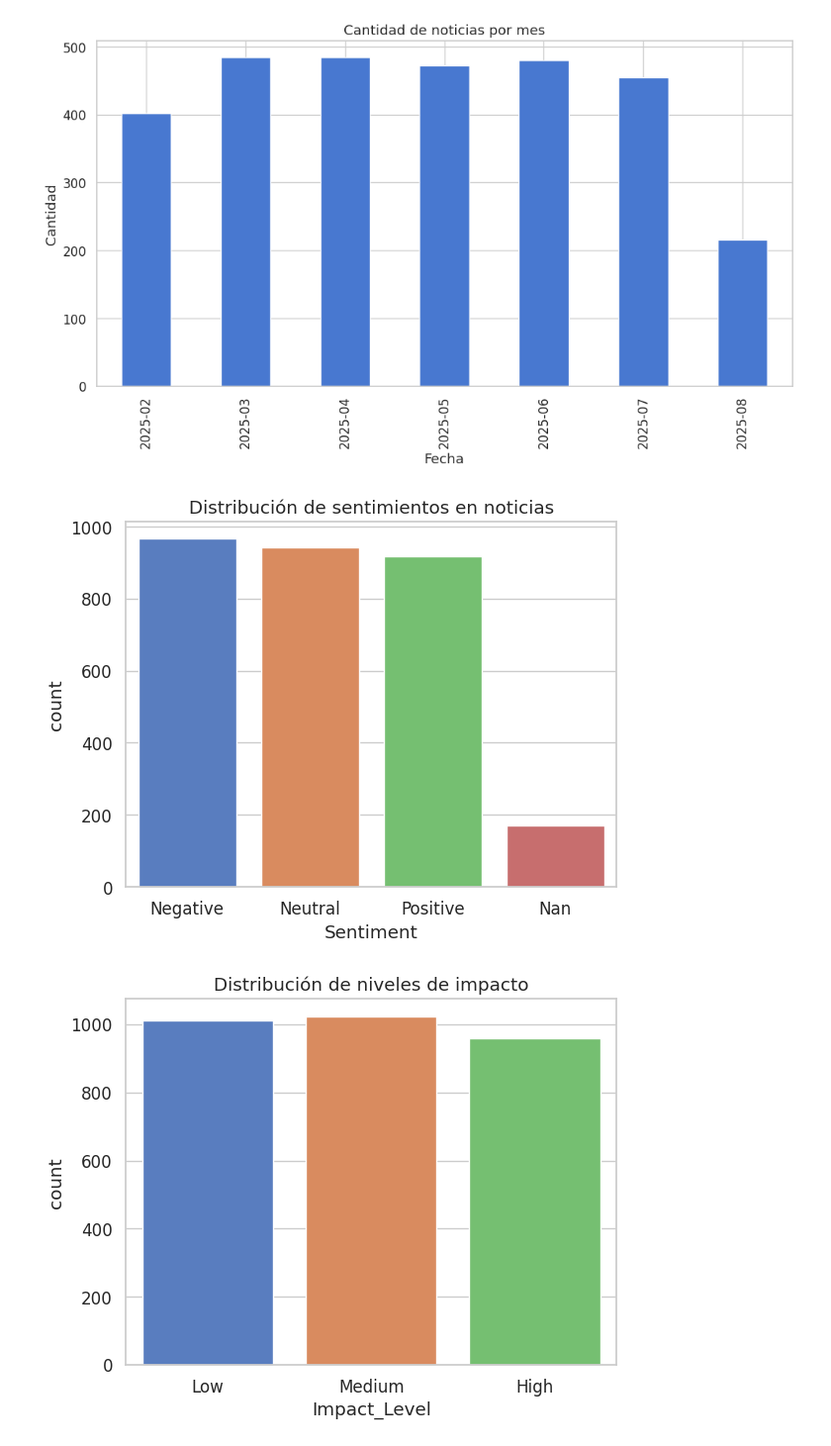
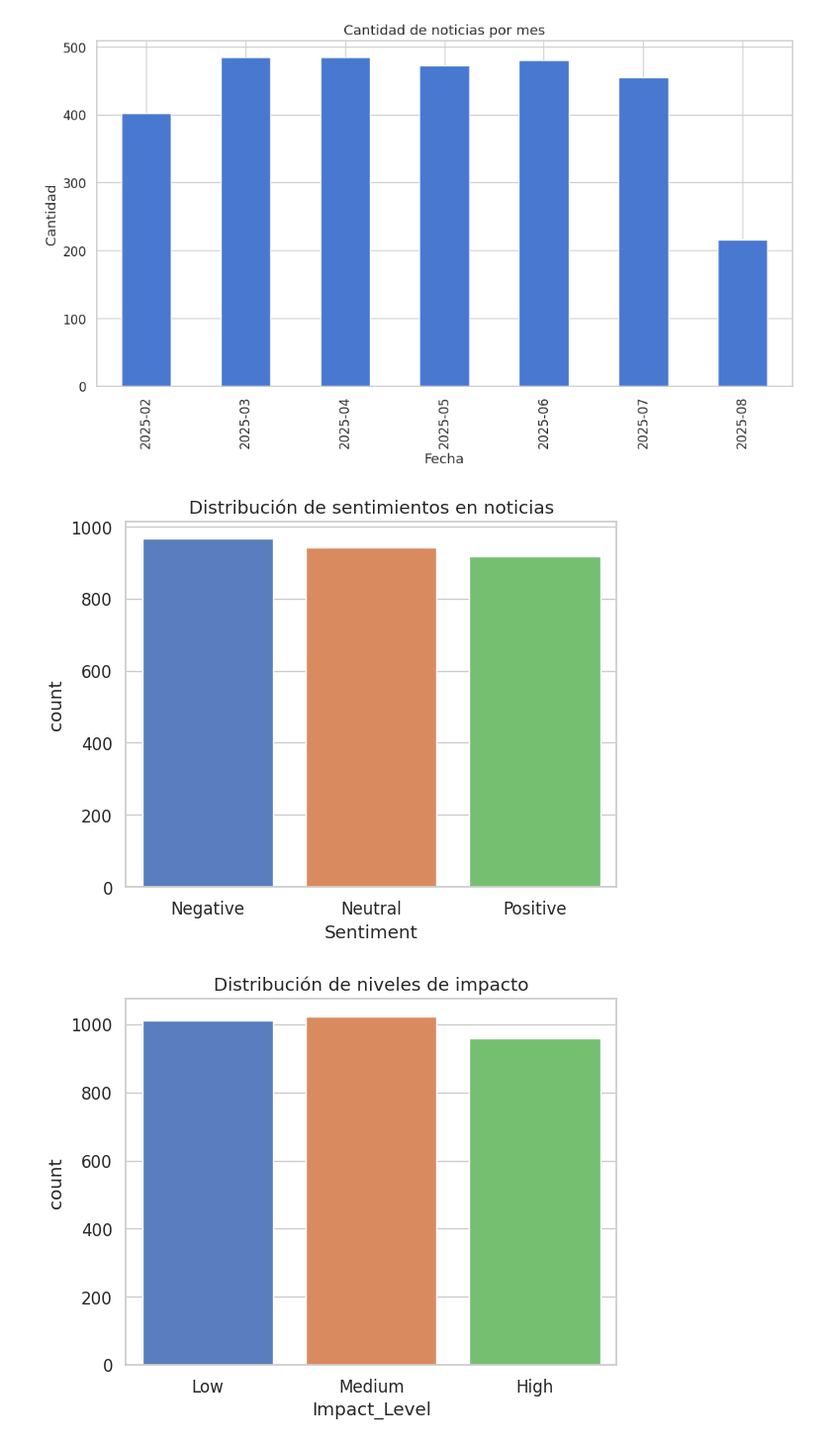
Before and after one commit to micaelaperillo/FinancialNLP, a Jupyter notebook: exploratory_analysis.ipynb, the cells around one changed output. Shown at 99% size. Drawn from its saved outputs; the diff is of its cells as text; code cells hidden in the pictures.

```diff
--- a/exploratory_analysis.ipynb
+++ b/exploratory_analysis.ipynb
@@ -61,11 +59,11 @@ plt.show()
 # %% [output]
 [figure]
 # %%
-sns.countplot(x="Sentiment", data=df.dropna(subset=["Sentiment"]), order=df["Sentiment"].value_counts().index)
+sns.countplot(x="Sentiment", data=df, order=["Negative","Neutral","Positive"])
 plt.title("Distribución de sentimientos en noticias")
 plt.show()
 # %% [output]
-[figure, old version]
+[figure, new version]
 # %%
 # Distribucion de Impact Level
 sns.countplot(x="Impact_Level", data=df, order=["Low","Medium","High"])
```
Also changed, not shown: parts of 1 cell of this notebook.
